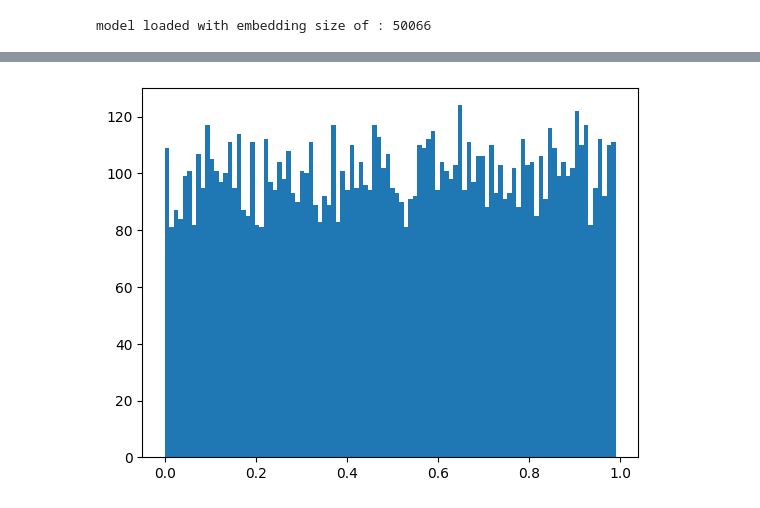
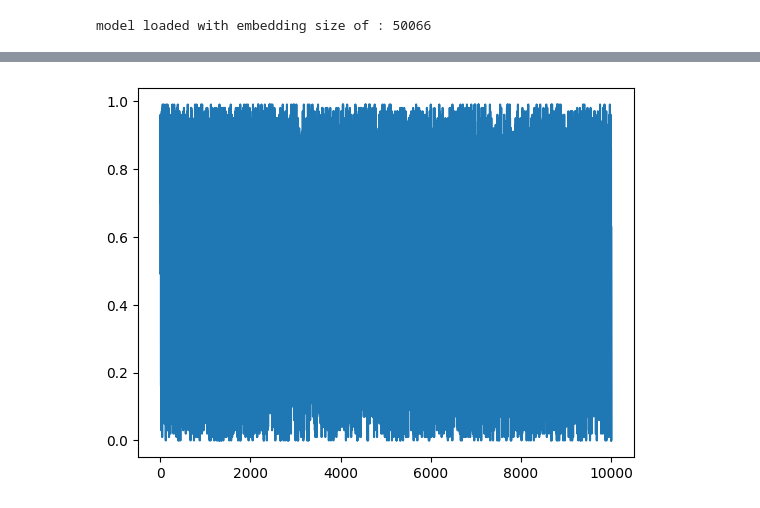
Before and after one commit to YerevaNN/ChemLacticaTestSuite, a Jupyter notebook: src/notebooks/sample_distribution.ipynb, the cells around one changed output, grey strips where cells are left out. Saved outputs shown, nothing was run; the diff lists cells and outputs as text; code cells hidden in the pictures.

```diff
--- a/src/notebooks/sample_distribution.ipynb
+++ b/src/notebooks/sample_distribution.ipynb
@@ -75,12 +107,0 @@ Name: count, Length: 100, dtype: float64
-# %%
-frequency_series = pubchem_stats["QED"]
-# Calculate cumulative probabilities:
-cumulative_probs = frequency_series.cumsum() / frequency_series.sum()
-
-# Generate 100 random numbers between 0 and 1:
-random_numbers = np.random.rand(100)
-
-# Sample values based on cumulative probabilities:
-sampled_values = np.interp(random_numbers, cumulative_probs.index, cumulative_probs.values)
-
-print(sampled_values)  # Print the 100 sampled values
@@ -89,4 +124,3 @@ TypeError: float() argument must be a string or a real number, not 'pandas._libs
 # %%
-frequency_data = pubchem_stats["QED"]
-frequency_data /= frequency_data.sum()
-sampled_values = np.random.choice(np.arange(0,1,0.01), size=10000, p=None)
+frequency_data = pd.cut(d, bins=interval_index)
+# sampled_values = np.random.choice(np.arange(0,1,0.01), size=10000, p=None)
@@ -93,4 +179,4 @@ sampled_values = np.random.choice(np.arange(0,1,0.01), size=10000, p=None)
 # %%
-plt.hist(sampled_values, bins=100);
+plt.plot(sampled_values);
 # %% [output]
-[figure, old version]
+[figure, new version]
```
Also changed, not shown: parts of 26 cells of this notebook, 1 other file.
